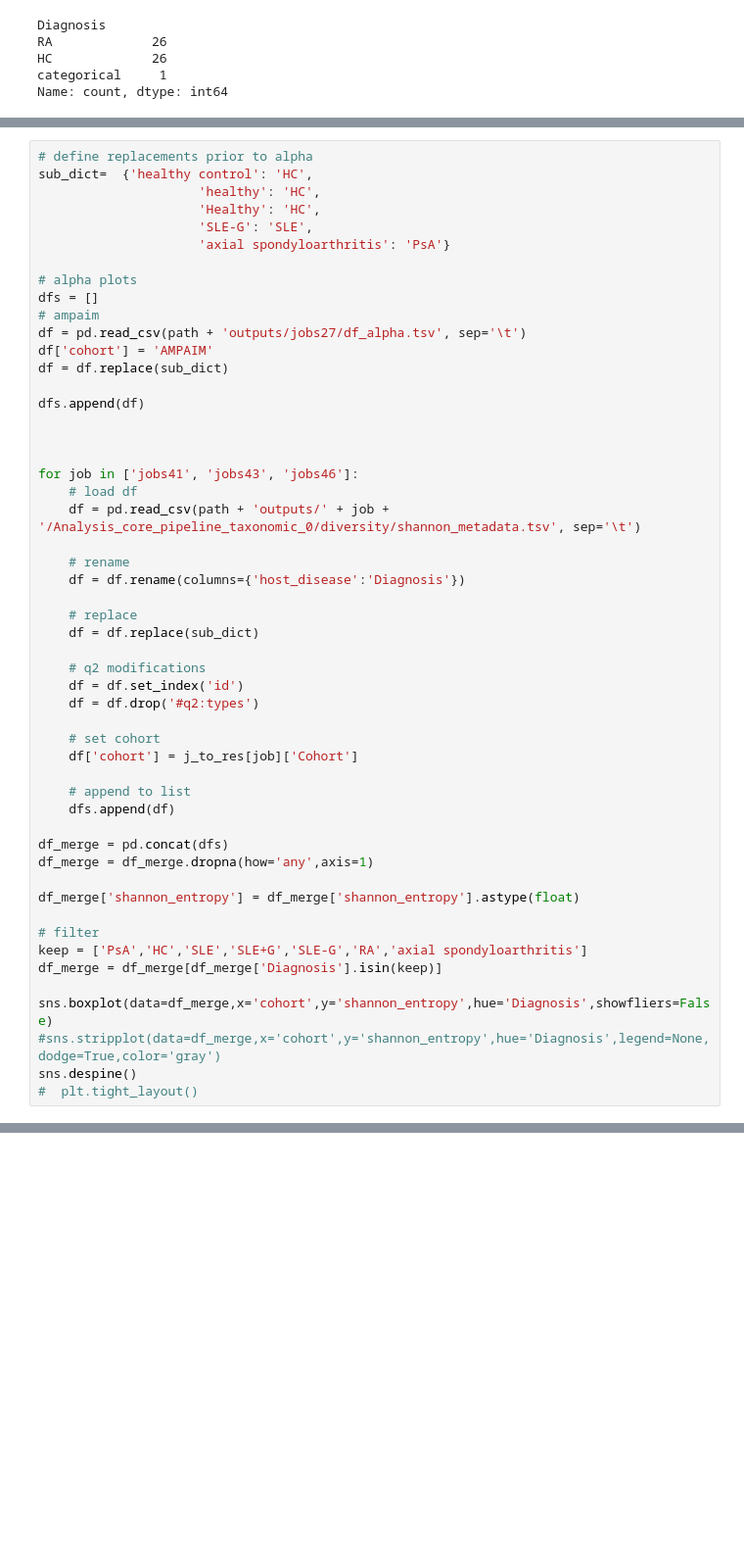
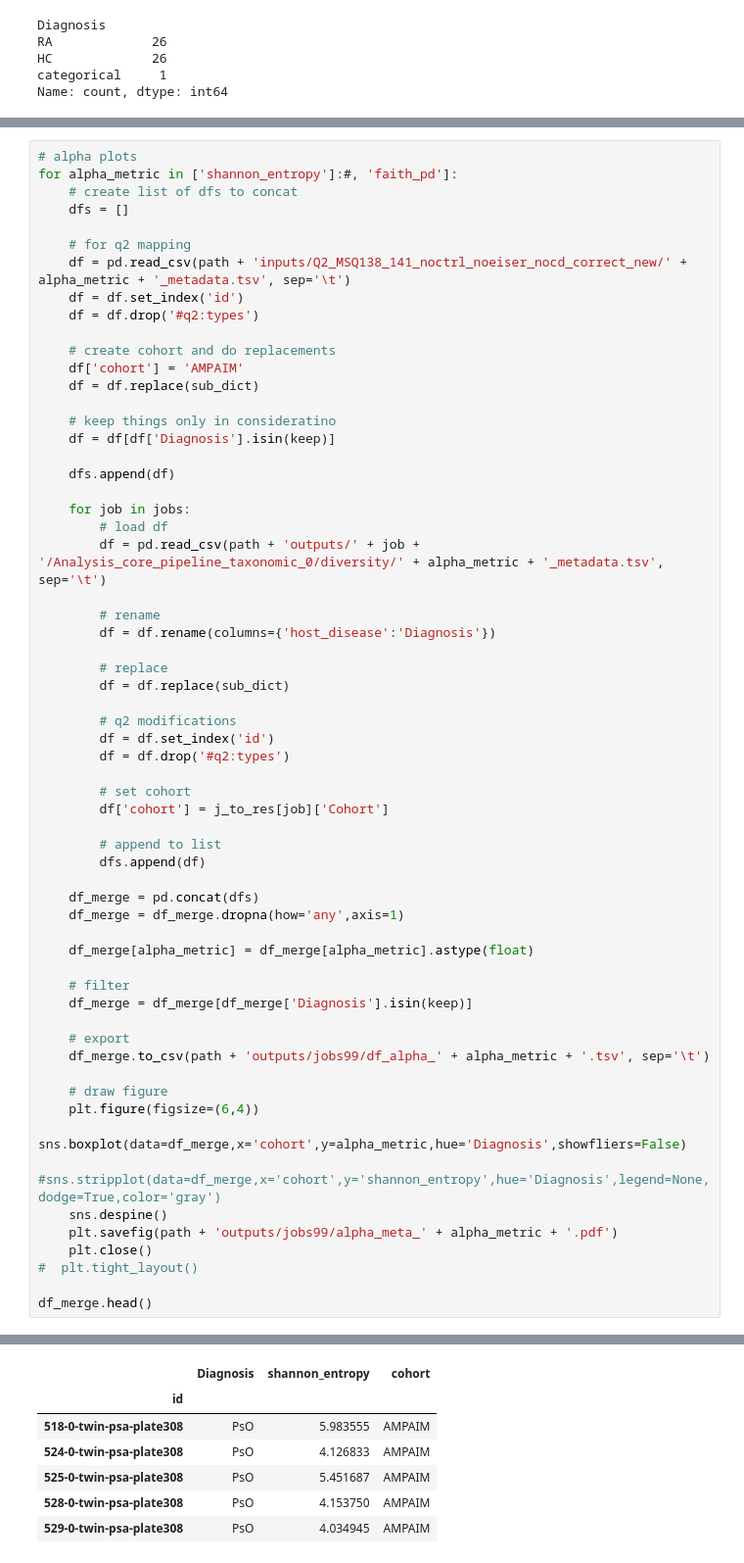
Before and after one commit to kbpi314/ampaim, a Jupyter notebook: code/ampaim_metaanalysis.ipynb, the cells around one changed output, grey strips where cells are left out. Shown at 98% size. Cells and saved outputs as stored; diff of their text form; blank space fills up the shorter version.

```diff
--- a/code/ampaim_metaanalysis.ipynb
+++ b/code/ampaim_metaanalysis.ipynb
@@ -321,53 +308,62 @@ print(len(df))
 # %%
-# define replacements prior to alpha
-sub_dict=  {'healthy control': 'HC',
-                     'healthy': 'HC',
-                     'Healthy': 'HC',
-                     'SLE-G': 'SLE',
-                     'axial spondyloarthritis': 'PsA'}
+# alpha plots
+for alpha_metric in ['shannon_entropy']:#, 'faith_pd']:
+    # create list of dfs to concat
+    dfs = []
 
-# alpha plots
-dfs = []
-# ampaim
-df = pd.read_csv(path + 'outputs/jobs27/df_alpha.tsv', sep='\t')
-df['cohort'] = 'AMPAIM'
-df = df.replace(sub_dict)
-
-dfs.append(df)
-
-
-
-for job in ['jobs41', 'jobs43', 'jobs46']:
-    # load df
-    df = pd.read_csv(path + 'outputs/' + job + '/Analysis_core_pipeline_taxonomic_0/diversity/shannon_metadata.tsv', sep='\t')
-
-    # rename
-    df = df.rename(columns={'host_disease':'Diagnosis'})
-
-    # replace
-    df = df.replace(sub_dict)
-
-    # q2 modifications
+    # for q2 mapping
+    df = pd.read_csv(path + 'inputs/Q2_MSQ138_141_noctrl_noeiser_nocd_correct_new/' + alpha_metric + '_metadata.tsv', sep='\t')
     df = df.set_index('id')
     df = df.drop('#q2:types')
 
-    # set cohort
-    df['cohort'] = j_to_res[job]['Cohort']
+    # create cohort and do replacements
+    df['cohort'] = 'AMPAIM'
+    df = df.replace(sub_dict)
 
-    # append to list
+    # keep things only in consideratino
+    df = df[df['Diagnosis'].isin(keep)]
+
     dfs.append(df)
 
-df_merge = pd.concat(dfs)
-df_merge = df_merge.dropna(how='any',axis=1)
+    for job in jobs:
+        # load df
+        df = pd.read_csv(path + 'outputs/' + job + '/Analysis_core_pipeline_taxonomic_0/diversity/' + alpha_metric + '_metadata.tsv', sep='\t')
 
-df_merge['shannon_entropy'] = df_merge['shannon_entropy'].astype(float)
+        # rename
+        df = df.rename(columns={'host_disease':'Diagnosis'})
 
-# filter
-keep = ['PsA','HC','SLE','SLE+G','SLE-G','RA','axial spondyloarthritis']
-df_merge = df_merge[df_merge['Diagnosis'].isin(keep)]
+        # replace
+        df = df.replace(sub_dict)
 
-sns.boxplot(data=df_merge,x='cohort',y='shannon_entropy',hue='Diagnosis',showfliers=False)
-#sns.stripplot(data=df_merge,x='cohort',y='shannon_entropy',hue='Diagnosis',legend=None,dodge=True,color='gray')
-sns.despine()
+        # q2 modifications
+        df = df.set_index('id')
+        df = df.drop('#q2:types')
+
+        # set cohort
+        df['cohort'] = j_to_res[job]['Cohort']
+
+        # append to list
+        dfs.append(df)
+
+    df_merge = pd.concat(dfs)
+    df_merge = df_merge.dropna(how='any',axis=1)
+
+    df_merge[alpha_metric] = df_merge[alpha_metric].astype(float)
+
+    # filter
+    df_merge = df_merge[df_merge['Diagnosis'].isin(keep)]
+
+    # export
+    df_merge.to_csv(path + 'outputs/jobs99/df_alpha_' + alpha_metric + '.tsv', sep='\t')
+
+    # draw figure
+    plt.figure(figsize=(6,4))
+    sns.boxplot(data=df_merge,x='cohort',y=alpha_metric,hue='Diagnosis',showfliers=False)
+    #sns.stripplot(data=df_merge,x='cohort',y='shannon_entropy',hue='Diagnosis',legend=None,dodge=True,color='gray')
+    sns.despine()
+    plt.savefig(path + 'outputs/jobs99/alpha_meta_' + alpha_metric + '.pdf')
+    plt.close()
 #  plt.tight_layout()
+
+df_merge.head()
 # %% [output]
@@ -374,0 +370,7 @@ sns.despine()
+|  | Diagnosis | shannon_entropy | cohort |
+| id |  |  |  |
+| 518-0-twin-psa-plate308 | PsO | 5.983555 | AMPAIM |
+| 524-0-twin-psa-plate308 | PsO | 4.126833 | AMPAIM |
+| 525-0-twin-psa-plate308 | PsO | 5.451687 | AMPAIM |
+| 528-0-twin-psa-plate308 | PsO | 4.153750 | AMPAIM |
+| 529-0-twin-psa-plate308 | PsO | 4.034945 | AMPAIM |
```
Also changed, not shown: parts of 20 cells of this notebook, 12 other files.
